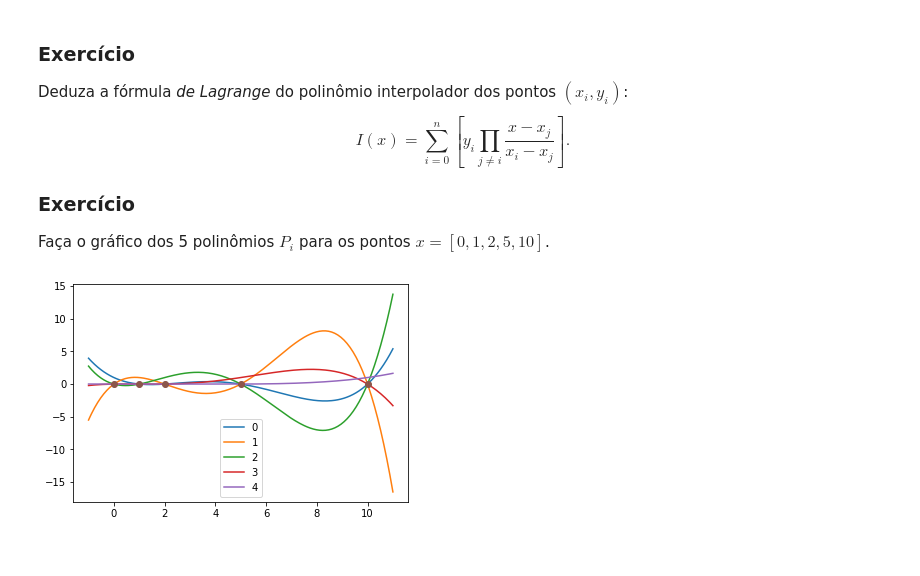
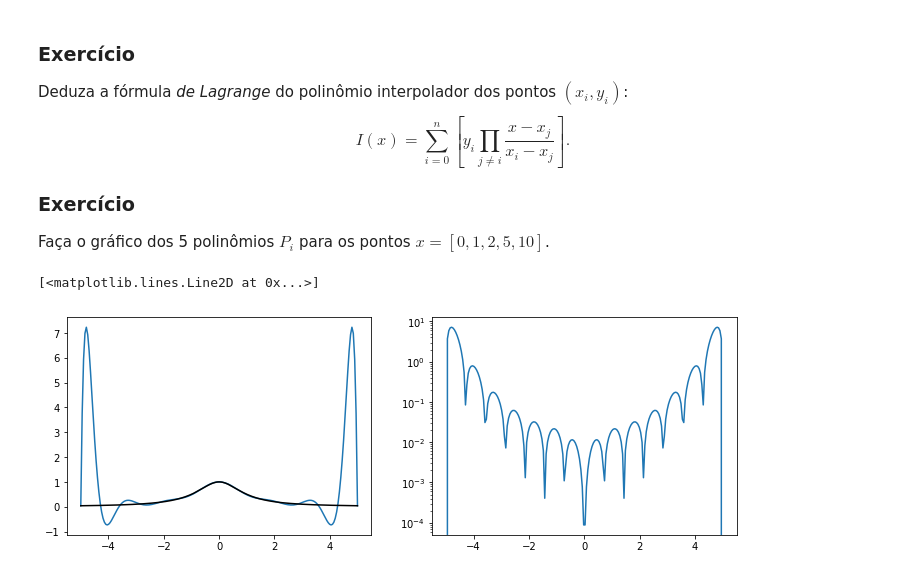
Before and after one commit to epedropaulo/MyPython, a Jupyter notebook: 06 - Computação científica/Semana 9/Semana9-Parte1-InterpolacaoAL.ipynb, the cells around one changed output. Saved outputs shown, nothing was run; the diff lists cells and outputs as text; code cells hidden in the pictures.

```diff
--- a/06 - Computação científica/Semana 9/Semana9-Parte1-InterpolacaoAL.ipynb
+++ b/06 - Computação científica/Semana 9/Semana9-Parte1-InterpolacaoAL.ipynb
@@ -40,14 +41,13 @@ def lagrange_coefs(xs,ys):
     """ Calcula os coeficientes do polinômio interpolador dos pontos $(x_i, y_i)$. """
     assert(len(xs) == len(ys))
 
-    M = []
+    Vandermonde = []
     for x in xs:
         vetor = []
         for i in range(len(xs)):
             vetor.append(x**i)
-        M.append(vetor)
-
-    return np.linalg.solve(M,ys)
+        Vandermonde.append(vetor)
+    return np.linalg.solve(Vandermonde,ys)
 # %%
 lagrange_coefs([0,1,2], [0,1,4])
 # %% [output]
@@ -167,9 +161,0 @@ Pis = lagrange_basis(xs)
-# %%
-ts = np.linspace(-1,11,200)
-for i,P in enumerate(Pis):
-    plt.plot(ts, P(ts), label=str(i))
-plt.plot(xs, np.zeros_like(xs), 'o')
-plt.legend()
-plt.show()
-# %% [output]
-[figure, removed]
@@ -177,0 +181,36 @@ plt.show()
+# %%
+def lagrange_poly(f, xs, x):
+    sum = 0
+
+    for Xi in xs:
+        def lagrange_b(X):
+            lagrange = 1
+
+            for Xj in xs:
+                if Xi != Xj:
+                    lagrange *= (X - Xj) / (Xi - Xj)
+            return lagrange
+
+        sum += f(Xi)*lagrange_b(x)
+    return sum
+# %%
+def funcao(x):
+    return 1/(x**2 + 1)
+# %%
+a = 5
+b = -5
+n = 15
+
+xpontos = np.linspace(a, b, n)
+pontos = np.linspace(a, b, 200)
+valores = lagrange_poly(funcao, xpontos, pontos)
+
+fig, ax = plt.subplots(ncols=2, figsize=(12,4))
+ax[0].plot(pontos, valores, label='Lagrange polynomial')
+ax[0].plot(pontos, funcao(pontos), color='black',label='função')
+
+erro = abs(funcao(pontos) - valores)
+ax[1].semilogy(pontos, erro)
+# %% [output]
+[<matplotlib.lines.Line2D at 0x...>]
+[figure, added]
```
Also changed, not shown: parts of 5 cells of this notebook.
